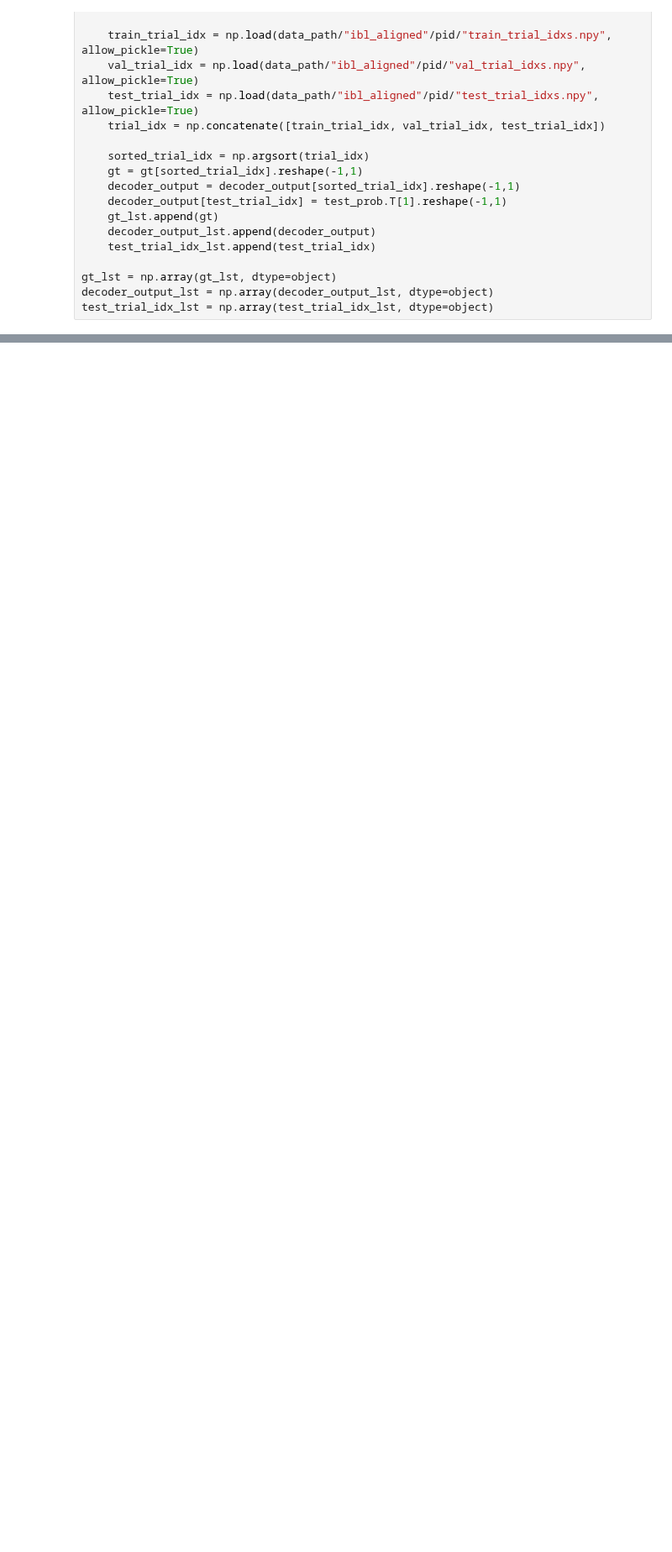
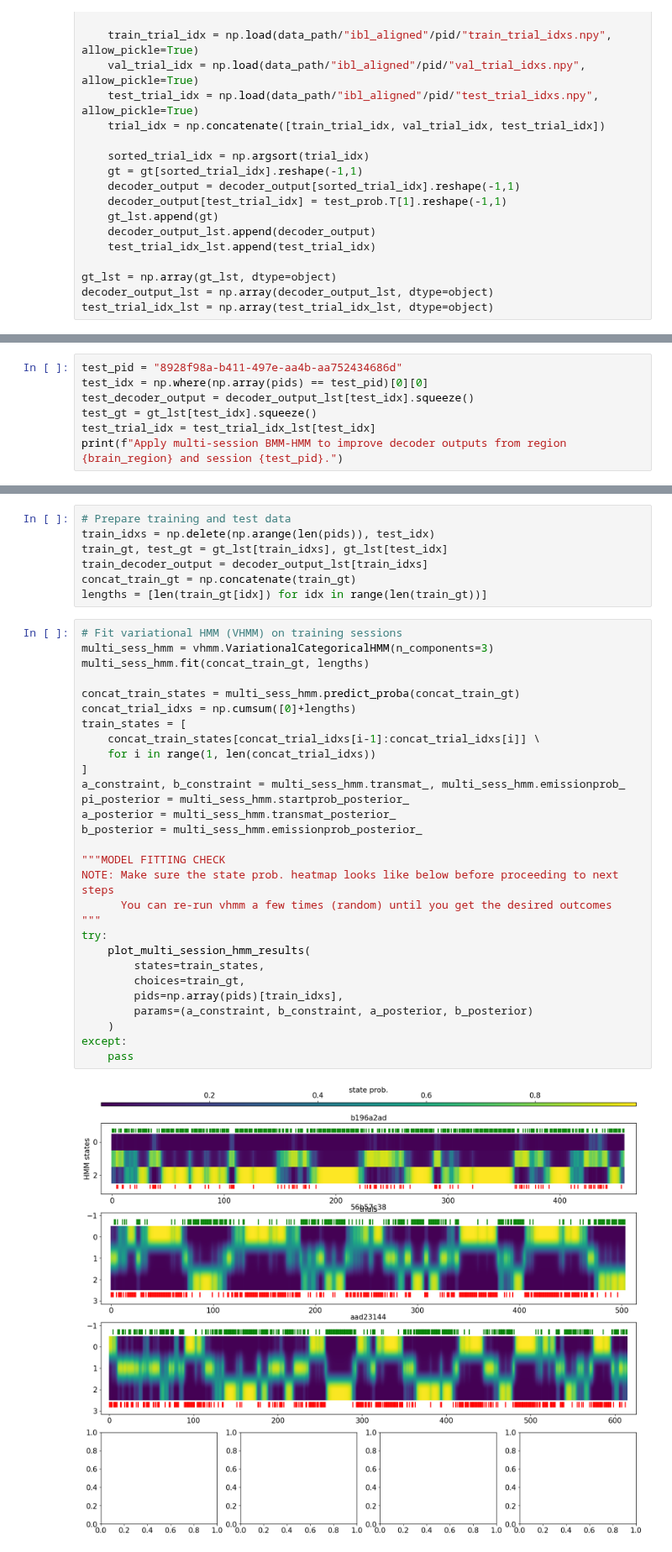
Before and after one commit to yzhang511/neural_decoding, a Jupyter notebook: notebooks/BMM-HMM-example.ipynb, the cells around one changed output, grey strips where cells are left out. Shown at 84% size. Saved outputs shown, nothing was run; the diff lists cells and outputs as text; blank space fills up the shorter version.

```diff
--- a/notebooks/BMM-HMM-example.ipynb
+++ b/notebooks/BMM-HMM-example.ipynb
@@ -115,0 +134,7 @@ print("Improvement: ", accuracy_score(test_gt, single_sess_probs) - accuracy_sco
+# %%
+test_pid = "8928f98a-b411-497e-aa4b-aa752434686d"
+test_idx = np.where(np.array(pids) == test_pid)[0][0]
+test_decoder_output = decoder_output_lst[test_idx].squeeze()
+test_gt = gt_lst[test_idx].squeeze()
+test_trial_idx = test_trial_idx_lst[test_idx]
+print(f"Apply multi-session BMM-HMM to improve decoder outputs from region {brain_region} and session {test_pid}.")
@@ -115,0 +143,38 @@ print("Improvement: ", accuracy_score(test_gt, single_sess_probs) - accuracy_sco
+# %%
+# Prepare training and test data
+train_idxs = np.delete(np.arange(len(pids)), test_idx)
+train_gt, test_gt = gt_lst[train_idxs], gt_lst[test_idx]
+train_decoder_output = decoder_output_lst[train_idxs]
+concat_train_gt = np.concatenate(train_gt)
+lengths = [len(train_gt[idx]) for idx in range(len(train_gt))]
+# %%
+# Fit variational HMM (VHMM) on training sessions
+multi_sess_hmm = vhmm.VariationalCategoricalHMM(n_components=3)
+multi_sess_hmm.fit(concat_train_gt, lengths)
+
+concat_train_states = multi_sess_hmm.predict_proba(concat_train_gt)
+concat_trial_idxs = np.cumsum([0]+lengths)
+train_states = [
+    concat_train_states[concat_trial_idxs[i-1]:concat_trial_idxs[i]] \
+    for i in range(1, len(concat_trial_idxs))
+]
+a_constraint, b_constraint = multi_sess_hmm.transmat_, multi_sess_hmm.emissionprob_
+pi_posterior = multi_sess_hmm.startprob_posterior_
+a_posterior = multi_sess_hmm.transmat_posterior_
+b_posterior = multi_sess_hmm.emissionprob_posterior_
+
+"""MODEL FITTING CHECK
+NOTE: Make sure the state prob. heatmap looks like below before proceeding to next steps
+      You can re-run vhmm a few times (random) until you get the desired outcomes
+"""
+try:
+    plot_multi_session_hmm_results(
+        states=train_states,
+        choices=train_gt,
+        pids=np.array(pids)[train_idxs],
+        params=(a_constraint, b_constraint, a_posterior, b_posterior)
+    )
+except:
+    pass
+# %% [output]
+[figure, added]
```
Also changed, not shown: parts of 6 cells of this notebook, 3 other files.
